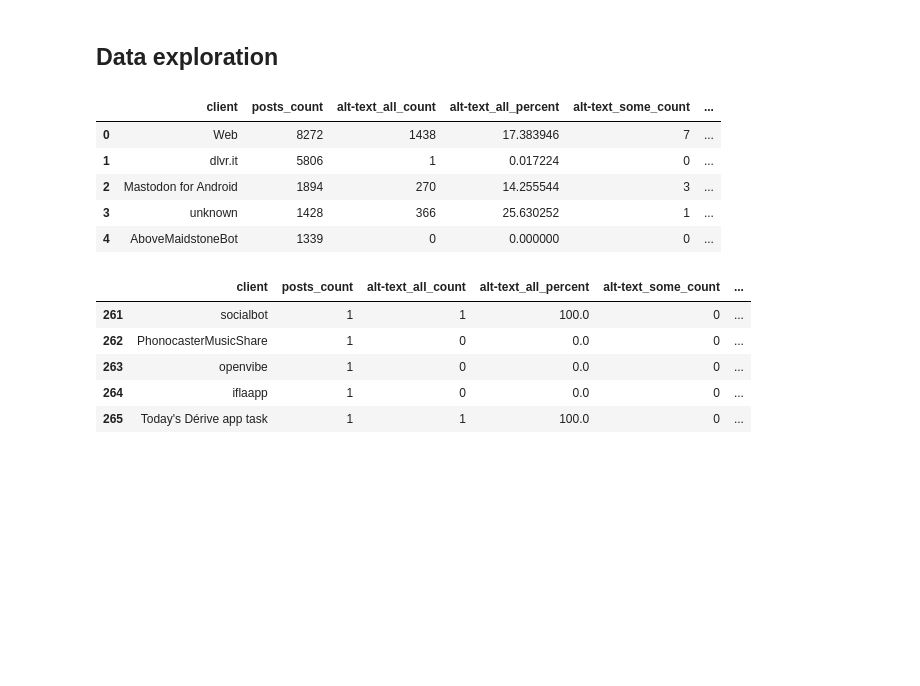
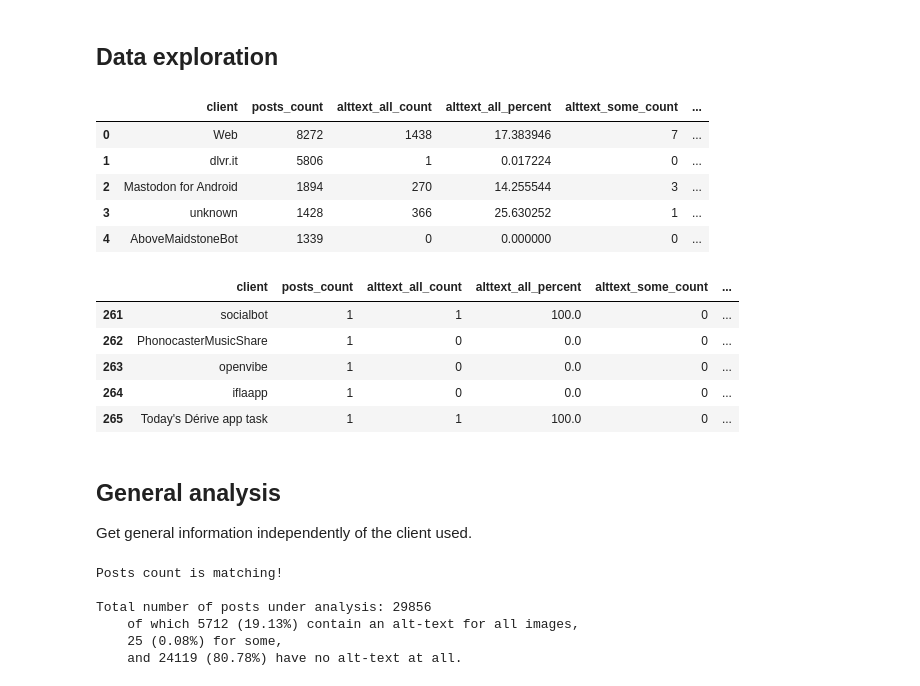
Before and after one commit to alterism/mastodon-alt-text, a Jupyter notebook: introduction_data_science_project.ipynb, the cells around one changed output. Drawn from its saved outputs; the diff is of its cells as text; code cells hidden in the pictures; blank space fills up the shorter version.

Commit message:
Calculate totals and percentages

```diff
--- a/introduction_data_science_project.ipynb
+++ b/introduction_data_science_project.ipynb
@@ -117,4 +117,4 @@ any(data.status_count.isnull())
 False
 # %%
 # Sort clients by status_count
-data.sort_values('status_count',ascending=False)
+data = data.sort_values('status_count',ascending=False)
@@ -139,30 +125,62 @@ All columns correspond to relevant data, and to achieve this we will be going th
 # %%
 data = data.rename(columns={
     'status_count': 'posts_count',
-    'descriptions_all_count': 'alt-text_all_count',
-    'descriptions_all_percent': 'alt-text_all_percent',
-    'descriptions_some_count': 'alt-text_some_count',
-    'descriptions_some_percent': 'alt-text_some_percent',
-    'descriptions_none_count': 'alt-text_none_count',
-    'descriptions_none_percent': 'alt-text_none_percent'
+    'descriptions_all_count': 'alttext_all_count',
+    'descriptions_all_percent': 'alttext_all_percent',
+    'descriptions_some_count': 'alttext_some_count',
+    'descriptions_some_percent': 'alttext_some_percent',
+    'descriptions_none_count': 'alttext_none_count',
+    'descriptions_none_percent': 'alttext_none_percent'
 })
 # %% [markdown]
 ## Data exploration
 # %%
-data.head(5)
+data.head()
 # %% [output]
-|  | client | posts_count | alt-text_all_count | alt-text_all_percent | alt-text_some_count | ... |
+|  | client | posts_count | alttext_all_count | alttext_all_percent | alttext_some_count | ... |
 | 0 | Web | 8272 | 1438 | 17.383946 | 7 | ... |
 | 1 | dlvr.it | 5806 | 1 | 0.017224 | 0 | ... |
 | 2 | Mastodon for Android | 1894 | 270 | 14.255544 | 3 | ... |
 | 3 | unknown | 1428 | 366 | 25.630252 | 1 | ... |
 | 4 | AboveMaidstoneBot | 1339 | 0 | 0.000000 | 0 | ... |
 # %%
-data.tail(5)
+data.tail()
 # %% [output]
-|  | client | posts_count | alt-text_all_count | alt-text_all_percent | alt-text_some_count | ... |
+|  | client | posts_count | alttext_all_count | alttext_all_percent | alttext_some_count | ... |
 | 261 | socialbot | 1 | 1 | 100.0 | 0 | ... |
 | 262 | PhonocasterMusicShare | 1 | 0 | 0.0 | 0 | ... |
 | 263 | openvibe | 1 | 0 | 0.0 | 0 | ... |
 | 264 | iflaapp | 1 | 0 | 0.0 | 0 | ... |
 | 265 | Today's Dérive app task | 1 | 1 | 100.0 | 0 | ... |
+# %% [markdown]
+## General analysis
+
+Get general information independently of the client used.
+# %%
+posts_count_total = data['posts_count'].sum()
+alttext_all_count_total = data['alttext_all_count'].sum()
+alttext_some_count_total = data['alttext_some_count'].sum()
+alttext_none_count_total = data['alttext_none_count'].sum()
+
+alttext_all_count_total_pct = round(alttext_all_count_total / posts_count_total * 100, 2)
+alttext_some_count_total_pct = round(alttext_some_count_total / posts_count_total * 100, 2)
+alttext_none_count_total_pct = round(alttext_none_count_total / posts_count_total * 100, 2)
+
+if posts_count_total == alttext_all_count_total + alttext_some_count_total + alttext_none_count_total:
+    print('Posts count is matching!')
+else:
+    print('Something is wrong in the dataset. Please revise the number of posts!')
+
+print(f"""
+Total number of posts under analysis: {posts_count_total}
+    of which {alttext_all_count_total} ({alttext_all_count_total_pct}%) contain an alt-text for all images,
+    {alttext_some_count_total} ({alttext_some_count_total_pct}%) for some,
+    and {alttext_none_count_total} ({alttext_none_count_total_pct}%) have no alt-text at all.
+""")
+# %% [output]
+Posts count is matching!
+
+Total number of posts under analysis: 29856
+    of which 5712 (19.13%) contain an alt-text for all images,
+    25 (0.08%) for some,
+    and 24119 (80.78%) have no alt-text at all.
```
Also changed, not shown: parts of 2 cells of this notebook.
